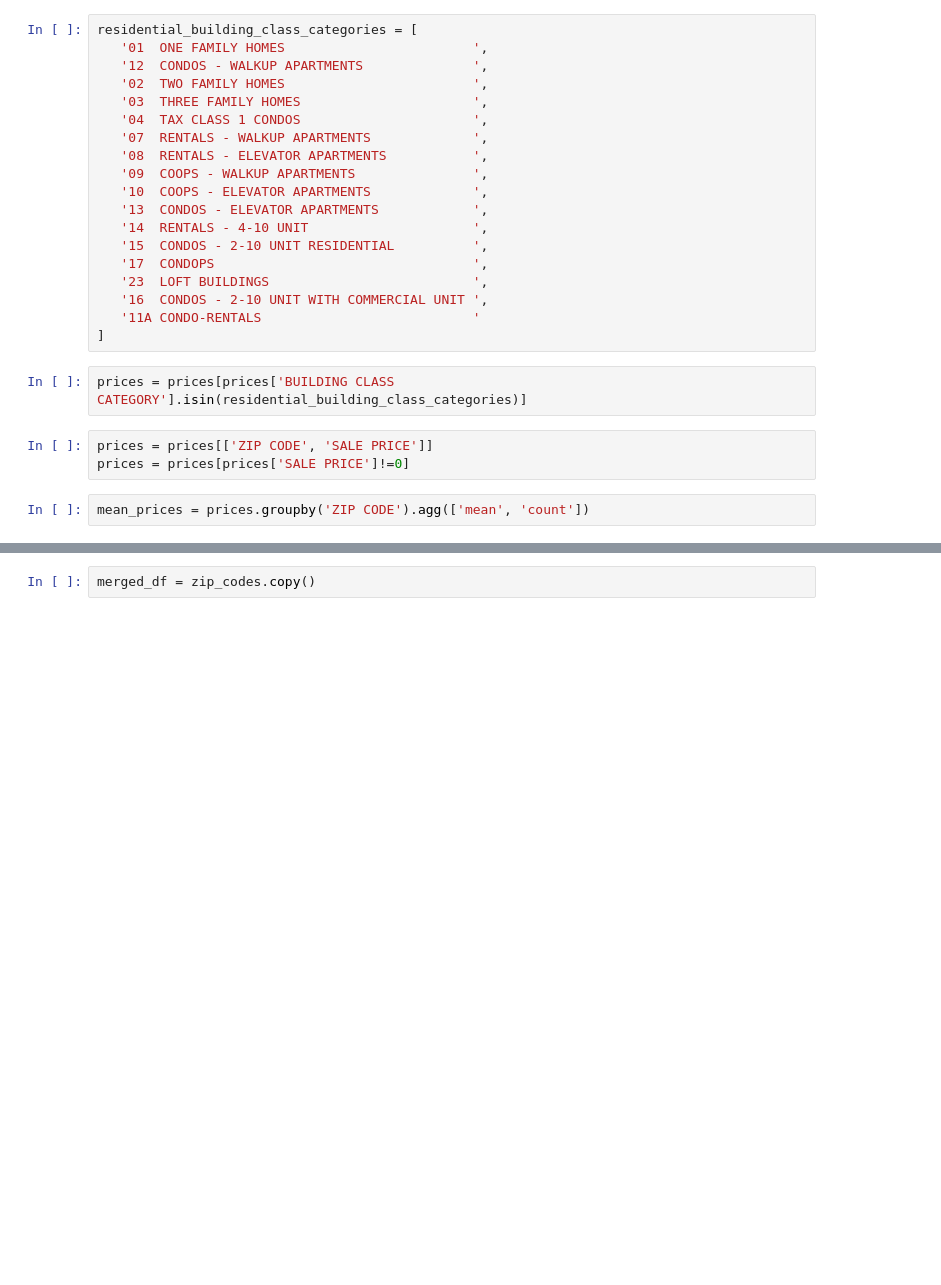
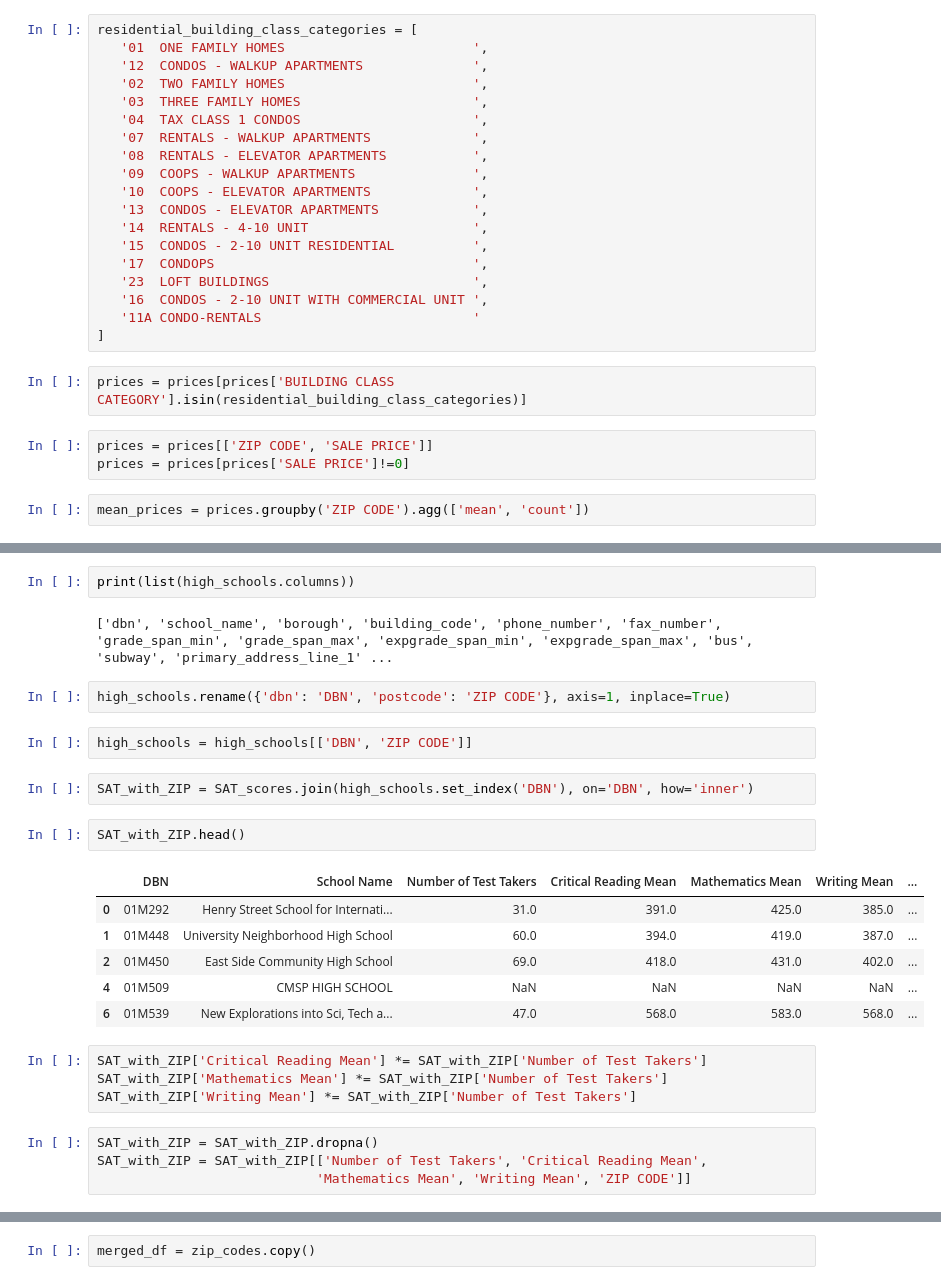
Before and after one commit to johnmays/wealth-and-SAT-NYC, a Jupyter notebook: notebooks/investigation.ipynb, the cells around one changed output, grey strips where cells are left out. Cells and saved outputs as stored; diff of their text form; blank space fills up the shorter version.

```diff
--- a/notebooks/investigation.ipynb
+++ b/notebooks/investigation.ipynb
@@ -47,0 +73,27 @@ mean_prices = prices.groupby('ZIP CODE').agg(['mean', 'count'])
+# %%
+print(list(high_schools.columns))
+# %% [output]
+['dbn', 'school_name', 'borough', 'building_code', 'phone_number', 'fax_number', 'grade_span_min', 'grade_span_max', 'expgrade_span_min', 'expgrade_span_max', 'bus', 'subway', 'primary_address_line_1' ...
+# %%
+high_schools.rename({'dbn': 'DBN', 'postcode': 'ZIP CODE'}, axis=1, inplace=True)
+# %%
+high_schools = high_schools[['DBN', 'ZIP CODE']]
+# %%
+SAT_with_ZIP = SAT_scores.join(high_schools.set_index('DBN'), on='DBN', how='inner')
+# %%
+SAT_with_ZIP.head()
+# %% [output]
+|  | DBN | School Name | Number of Test Takers | Critical Reading Mean | Mathematics Mean | Writing Mean | ... |
+| 0 | 01M292 | Henry Street School for Internati... | 31.0 | 391.0 | 425.0 | 385.0 | ... |
+| 1 | 01M448 | University Neighborhood High School | 60.0 | 394.0 | 419.0 | 387.0 | ... |
+| 2 | 01M450 | East Side Community High School | 69.0 | 418.0 | 431.0 | 402.0 | ... |
+| 4 | 01M509 | CMSP HIGH SCHOOL | NaN | NaN | NaN | NaN | ... |
+| 6 | 01M539 | New Explorations into Sci, Tech a... | 47.0 | 568.0 | 583.0 | 568.0 | ... |
+# %%
+SAT_with_ZIP['Critical Reading Mean'] *= SAT_with_ZIP['Number of Test Takers']
+SAT_with_ZIP['Mathematics Mean'] *= SAT_with_ZIP['Number of Test Takers']
+SAT_with_ZIP['Writing Mean'] *= SAT_with_ZIP['Number of Test Takers']
+# %%
+SAT_with_ZIP = SAT_with_ZIP.dropna()
+SAT_with_ZIP = SAT_with_ZIP[['Number of Test Takers', 'Critical Reading Mean',
+                            'Mathematics Mean', 'Writing Mean', 'ZIP CODE']]
```
Also changed, not shown: parts of 14 cells of this notebook, 2 other files.
